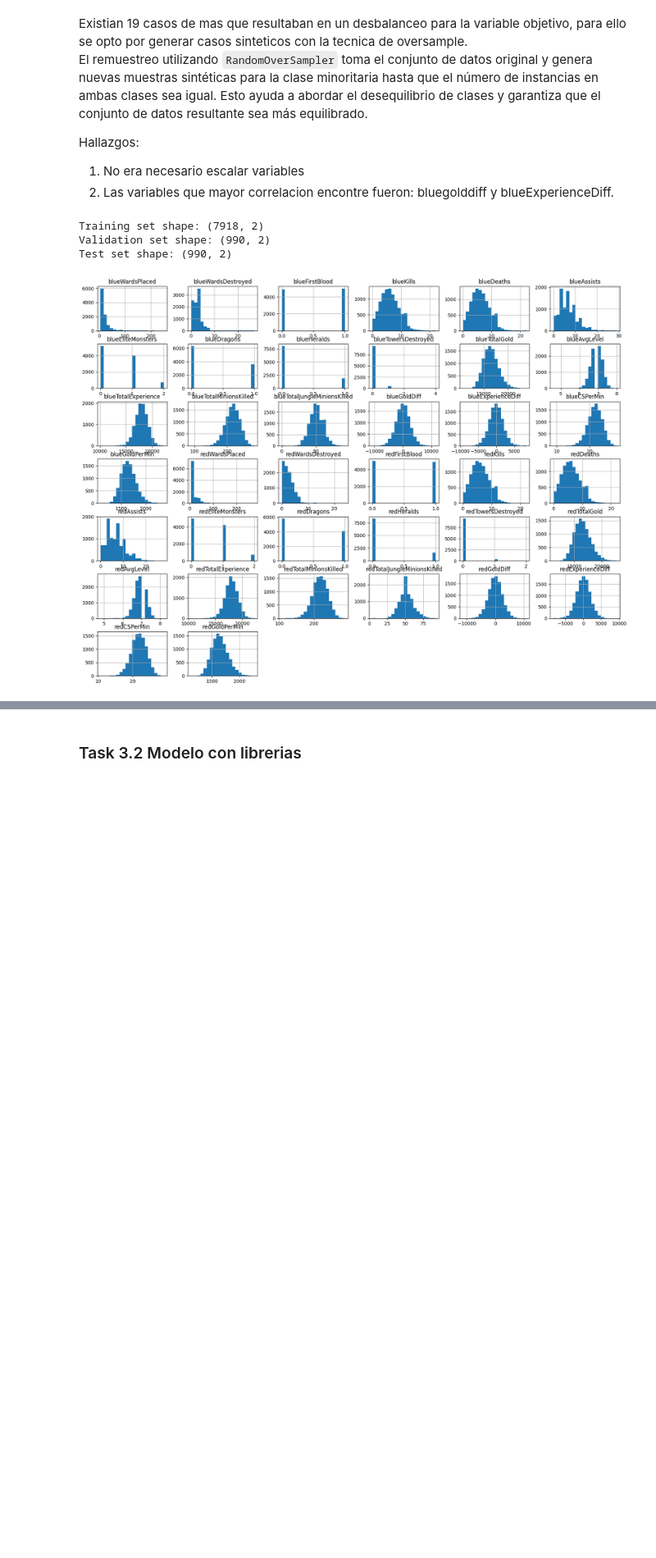
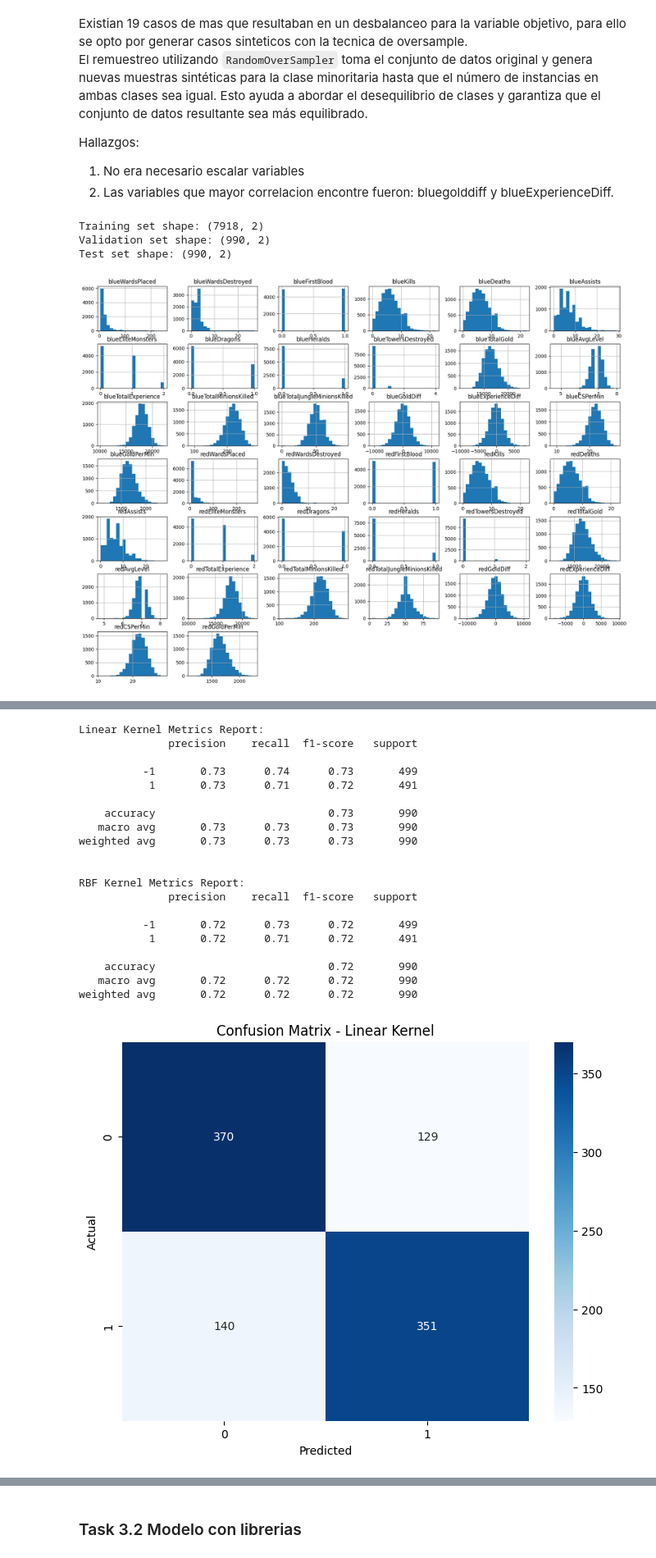
Before and after one commit to AndresQuinto5/IA_LAB2, a Jupyter notebook: Laboratorio2.ipynb, the cells around one changed output, grey strips where cells are left out. Shown: that part at 82% size. Cells and saved outputs as stored; diff of their text form; code cells hidden in the pictures; blank space fills up the shorter version.

```diff
--- a/Laboratorio2.ipynb
+++ b/Laboratorio2.ipynb
@@ -705,0 +966,73 @@ plt.show()
+# %%
+from sklearn.metrics import confusion_matrix, pair_confusion_matrix
+import seaborn as sns
+
+# Train SVM model with linear kernel
+svm_model_linear = SVM(kernel='linear')
+svm_model_linear.fit(X_train, y_train)
+
+# Predict on validation set with linear kernel
+y_val_pred_linear = svm_model_linear.predict(X_val)
+
+# Generate metrics report for linear kernel
+report_linear = classification_report(y_val, y_val_pred_linear)
+print("Linear Kernel Metrics Report:")
+print(report_linear)
+
+# Train SVM model with RBF kernel
+svm_model_rbf = SVM(kernel='rbf')
+svm_model_rbf.fit(X_train, y_train)
+
+# Predict on validation set with RBF kernel
+y_val_pred_rbf = svm_model_rbf.predict(X_val)
+
+# Generate metrics report for RBF kernel
+report_rbf = classification_report(y_val, y_val_pred_rbf)
+print("\nRBF Kernel Metrics Report:")
+print(report_rbf)
+
+# Compute confusion matrix for linear kernel
+cm_linear = confusion_matrix(y_val, y_val_pred_linear)
+
+# Compute confusion matrix for RBF kernel
+cm_rbf = confusion_matrix(y_val, y_val_pred_rbf)
+
+import matplotlib.pyplot as plt
+
+# Plot confusion matrix for linear kernel
+plt.figure(figsize=(8, 6))
+sns.heatmap(cm_linear, annot=True, fmt='d', cmap='Blues')
+plt.title('Confusion Matrix - Linear Kernel')
+plt.xlabel('Predicted')
+plt.ylabel('Actual')
+plt.show()
+
+# Plot confusion matrix for RBF kernel
+plt.figure(figsize=(8, 6))
+sns.heatmap(cm_rbf, annot=True, fmt='d', cmap='Blues')
+plt.title('Confusion Matrix - RBF Kernel')
+plt.xlabel('Predicted')
+plt.ylabel('Actual')
+plt.show()
+# %% [output]
+Linear Kernel Metrics Report:
+              precision    recall  f1-score   support
+
+          -1       0.73      0.74      0.73       499
+           1       0.73      0.71      0.72       491
+
+    accuracy                           0.73       990
+   macro avg       0.73      0.73      0.73       990
+weighted avg       0.73      0.73      0.73       990
+
+
+RBF Kernel Metrics Report:
+              precision    recall  f1-score   support
+
+          -1       0.72      0.73      0.72       499
+           1       0.72      0.71      0.72       491
+
+    accuracy                           0.72       990
+   macro avg       0.72      0.72      0.72       990
+weighted avg       0.72      0.72      0.72       990
+[figure, added]
```
Also changed, not shown: parts of 17 cells of this notebook.
